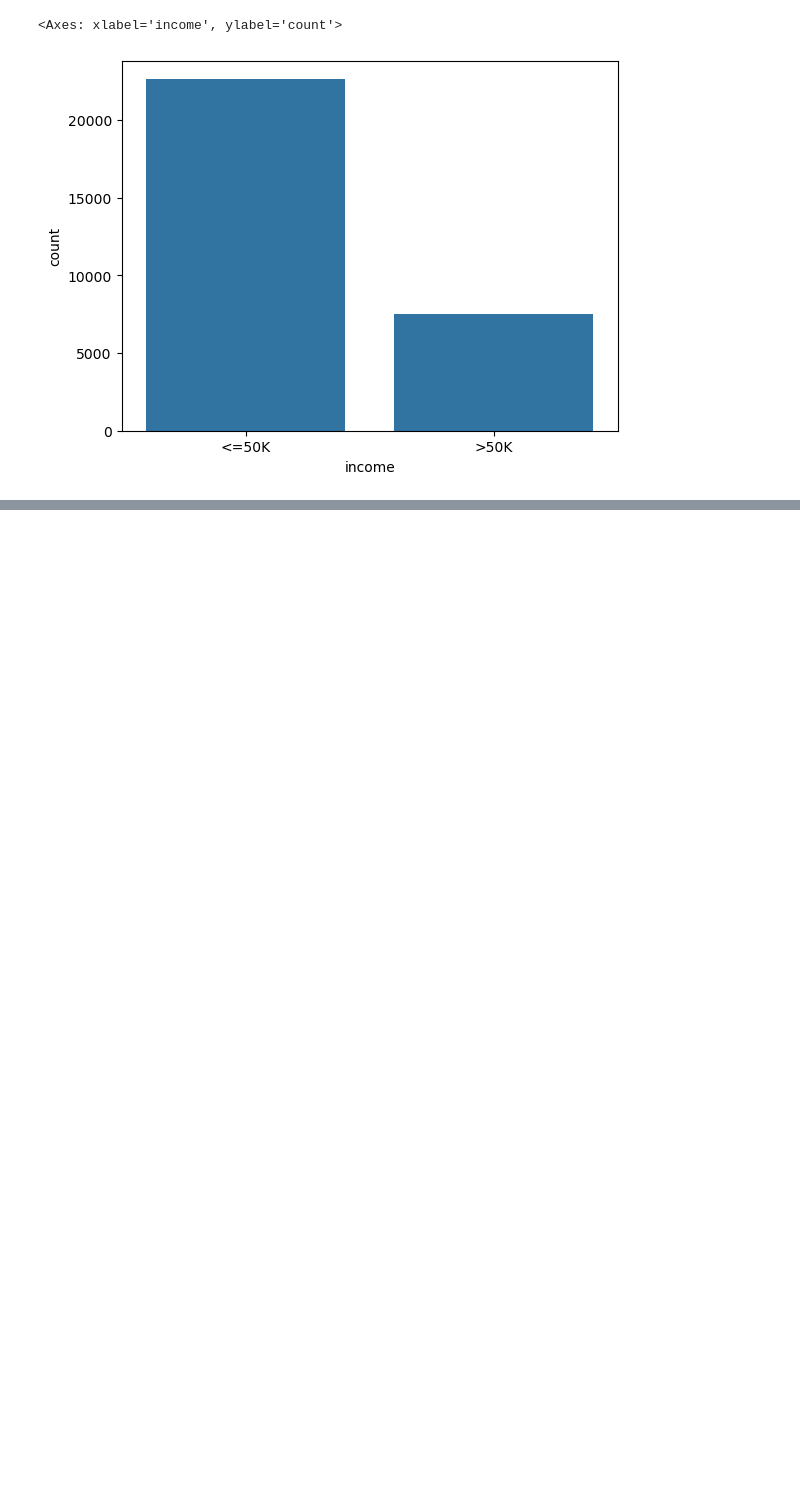
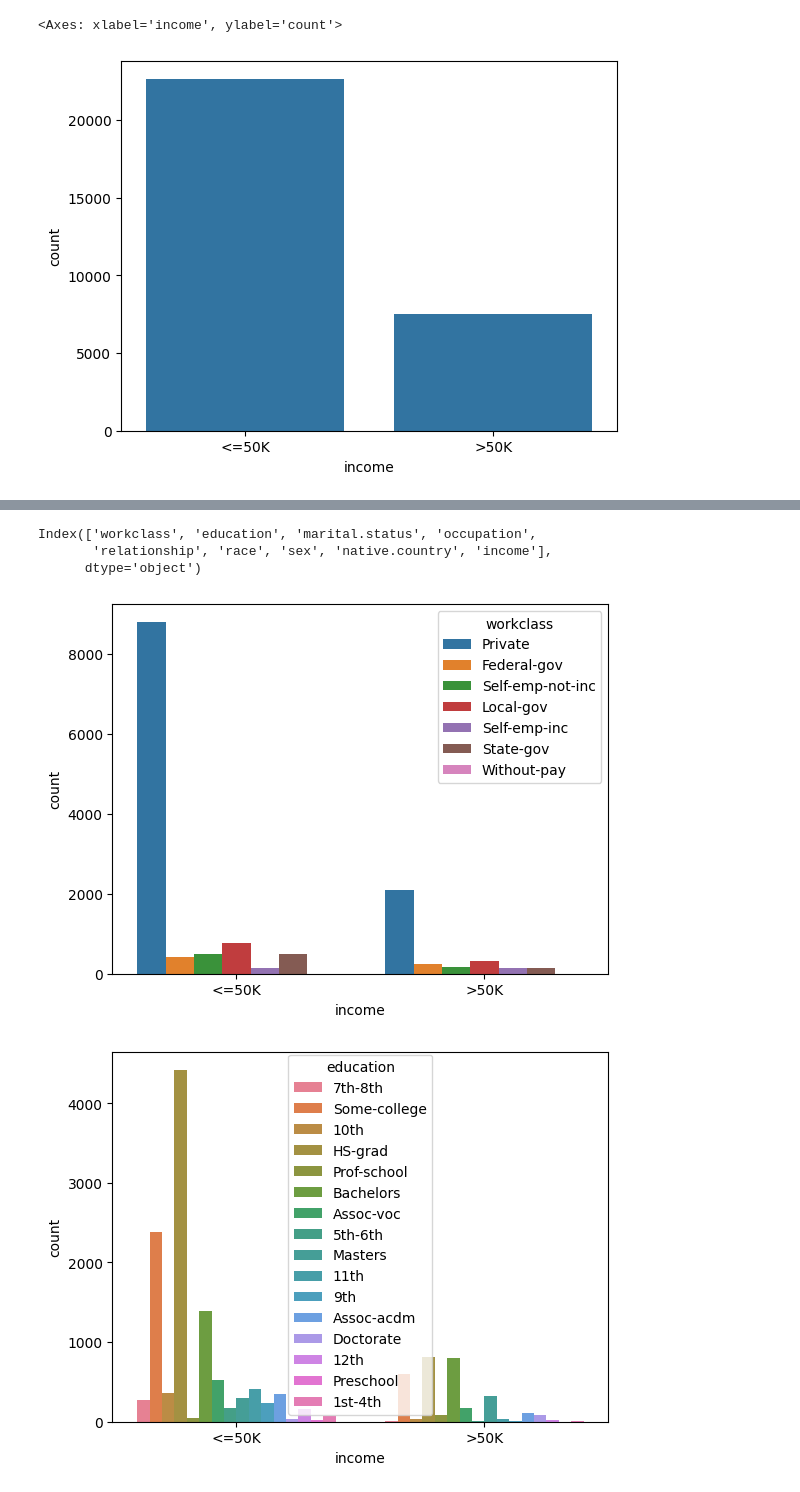
Before and after one commit to bayraktarengin/eurotech_ds, a Jupyter notebook: kaggle/Adult_Income.ipynb, the cells around one changed output, grey strips where cells are left out. Cells and saved outputs as stored; diff of their text form; code cells hidden in the pictures; blank space fills up the shorter version.

```diff
--- a/kaggle/Adult_Income.ipynb
+++ b/kaggle/Adult_Income.ipynb
@@ -244,0 +281,2 @@ sns.countplot(x=df["income"])
+# %%
+flt_df= df[df["hours.per.week"]==40]
@@ -244,0 +292,14 @@ sns.countplot(x=df["income"])
+# %%
+cat_cols
+# %% [output]
+Index(['workclass', 'education', 'marital.status', 'occupation',
+       'relationship', 'race', 'sex', 'native.country', 'income'],
+      dtype='object')
+# %%
+for cat in cat_cols:
+    sns.countplot(x=flt_df["income"],hue=flt_df[cat])
+    plt.show()
+    print()
+# %% [output]
+[figure, added]
+[figure, added]
```
Also changed, not shown: parts of 14 cells of this notebook.
